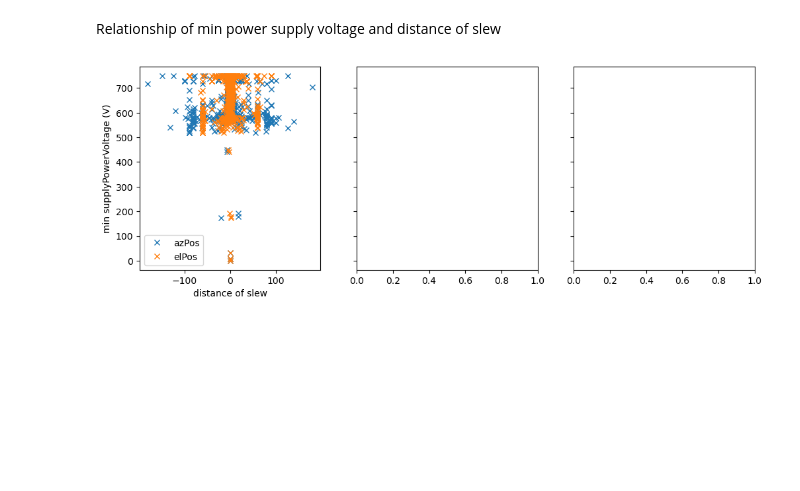
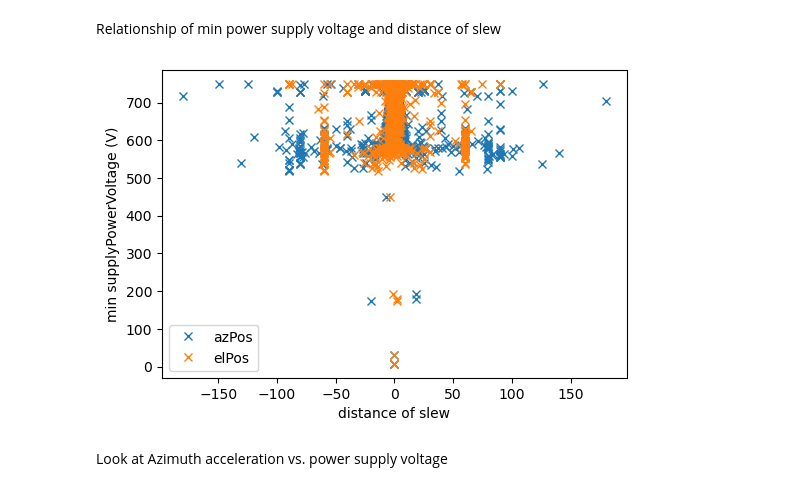
Before and after one commit to lsst-sitcom/notebooks_vandv, a Jupyter notebook: notebooks/tel_and_site/subsys_req_ver/tma/SITCOM-1223-TMA_Capacitor_Bank_discharge_vs._Acceleration_profiles.ipynb, the cells around one changed output. Saved outputs shown, nothing was run; the diff lists cells and outputs as text; code cells hidden in the pictures; blank space fills up the shorter version.

Commit message:
Ploting power supply voltage vs Az velocity
Plot power supply voltage vs Az velocity and test

```diff
--- a/notebooks/tel_and_site/subsys_req_ver/tma/SITCOM-1223-TMA_Capacitor_Bank_discharge_vs._Acceleration_profiles.ipynb
+++ b/notebooks/tel_and_site/subsys_req_ver/tma/SITCOM-1223-TMA_Capacitor_Bank_discharge_vs._Acceleration_profiles.ipynb
@@ -190,37 +191,22 @@ NameError: name 'df' is not defined
 # %% [markdown]
 Relationship of min power supply voltage and distance of slew
 # %%
-def make_plots(df_, title_date,name):
-    fig, (ax1, ax2, ax3) = plt.subplots(1,3, sharey=True, figsize=(12, 4))
+def plot_psv_vs_dist(df_, title_date,name):
+    fig, ax = plt.subplots(1, 1, figsize=(6, 4))
 
-    ax1.plot((df_.az_pos_begin - df_.az_pos_end), df_.min_power,'x', color='C0', label='azPos')
-    ax1.plot((df_.el_pos_begin - df_.el_pos_end), df_.min_power,'x', color='C1', label='elPos')
+    ax.plot((df_.az_pos_begin - df_.az_pos_end), df_.min_power,'x', color='C0', label='azPos')
+    ax.plot((df_.el_pos_begin - df_.el_pos_end), df_.min_power,'x', color='C1', label='elPos')
     #ax1.axhline(575, ls='--', c='k',label='voltage drop limit')
-    ax1.legend()
+    ax.legend()
     #ax1.set_xlim(-1,12)
-    ax1.set_xlabel('distance of slew')
-    ax1.set_ylabel('min supplyPowerVoltage (V)')
+    ax.set_xlabel('distance of slew')
+    ax.set_ylabel('min supplyPowerVoltage (V)')
 
-    #ax2.plot(df_.az_max_acc, df_.min_power,'x',label='azAcc')
-    #ax2.plot(df_.el_max_acc, df_.min_power,'x',label='elAcc')
-    #ax2.axhline(575, ls='--', c='k',label='voltage drop limit')
-    #ax2.legend()
-    #ax2.set_xlim(-1,25)
-    #ax2.set_xlabel('max Acceleration $(m/s^{2})$')
-    #ax2.set_ylabel('min supplyPowerVoltage (V)')
-
-    #ax3.plot(df_.az_max_jerk, df_.min_power,'x',label='azJerk')
-    #ax3.plot(df_.el_max_jerk, df_.min_power,'x', label='elJerk')
-    #ax3.axhline(575, ls='--', c='k',label='voltage drop limit')
-    #ax3.legend()
-    #ax3.set_xlim(-100,800)
-    #ax3.set_xlabel('max Jerk $(m/s^{3})$')
-    #ax3.set_ylabel('min supplyPowerVoltage (V)')
-
-    #fig.suptitle(f'Min. TMA voltage vs. TMA Performance for {title_date}')
-    #fig.tight_layout()
+    fig.suptitle(f'Min. TMA voltage vs. distance of slew for {title_date}')
     plt.savefig(f'{name}.png')
 # %%
-make_plots(df, 'BLOCK-160/164','tma_perf_dec_2023')
+plot_psv_vs_dist(df, 'BLOCK-160/164','tma_perf_dec_2023')
 # %% [output]
-[figure, old version]
+[figure, new version]
+# %% [markdown]
+Look at Azimuth acceleration vs. power supply voltage
```
Also changed, not shown: parts of 6 cells of this notebook.
